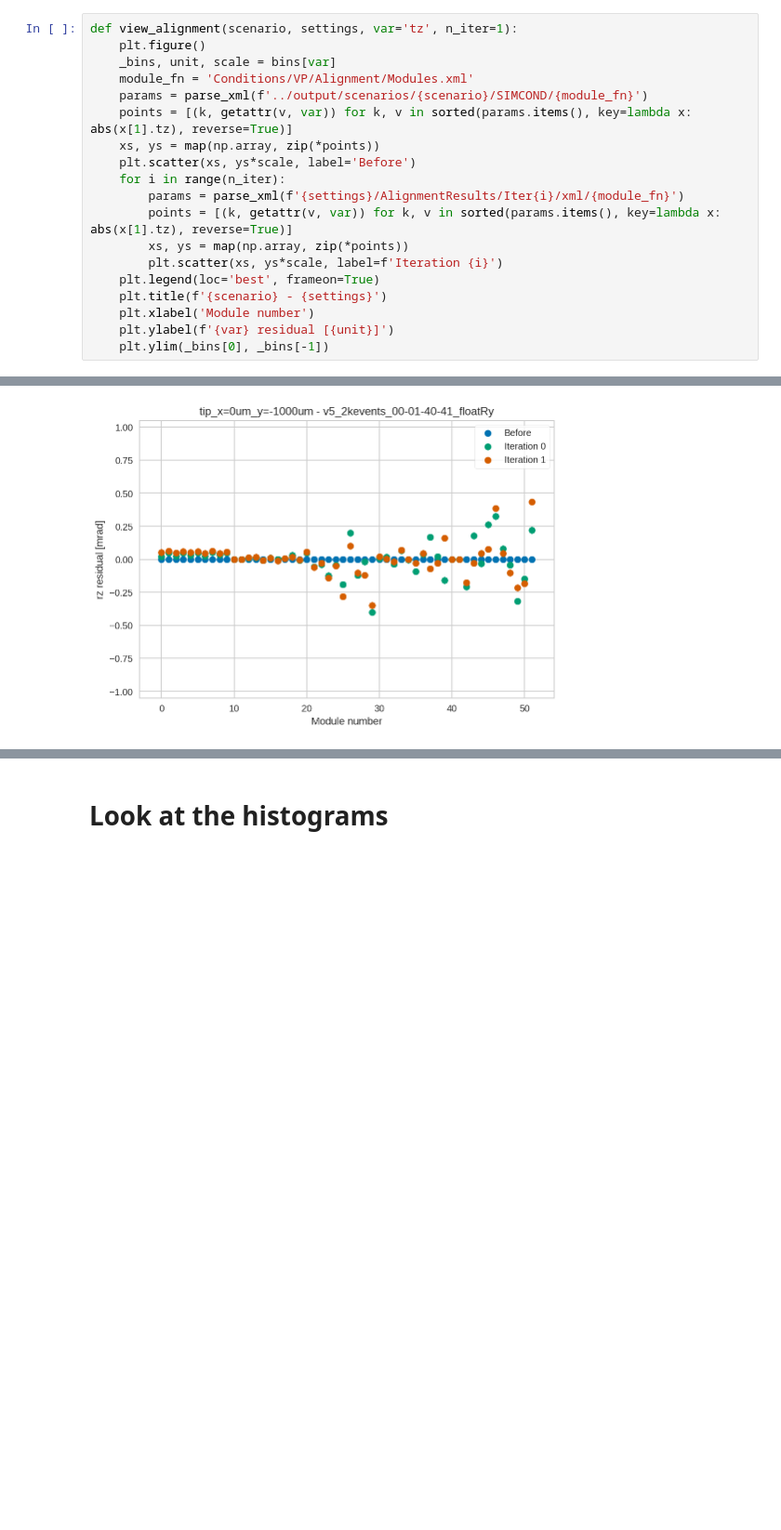
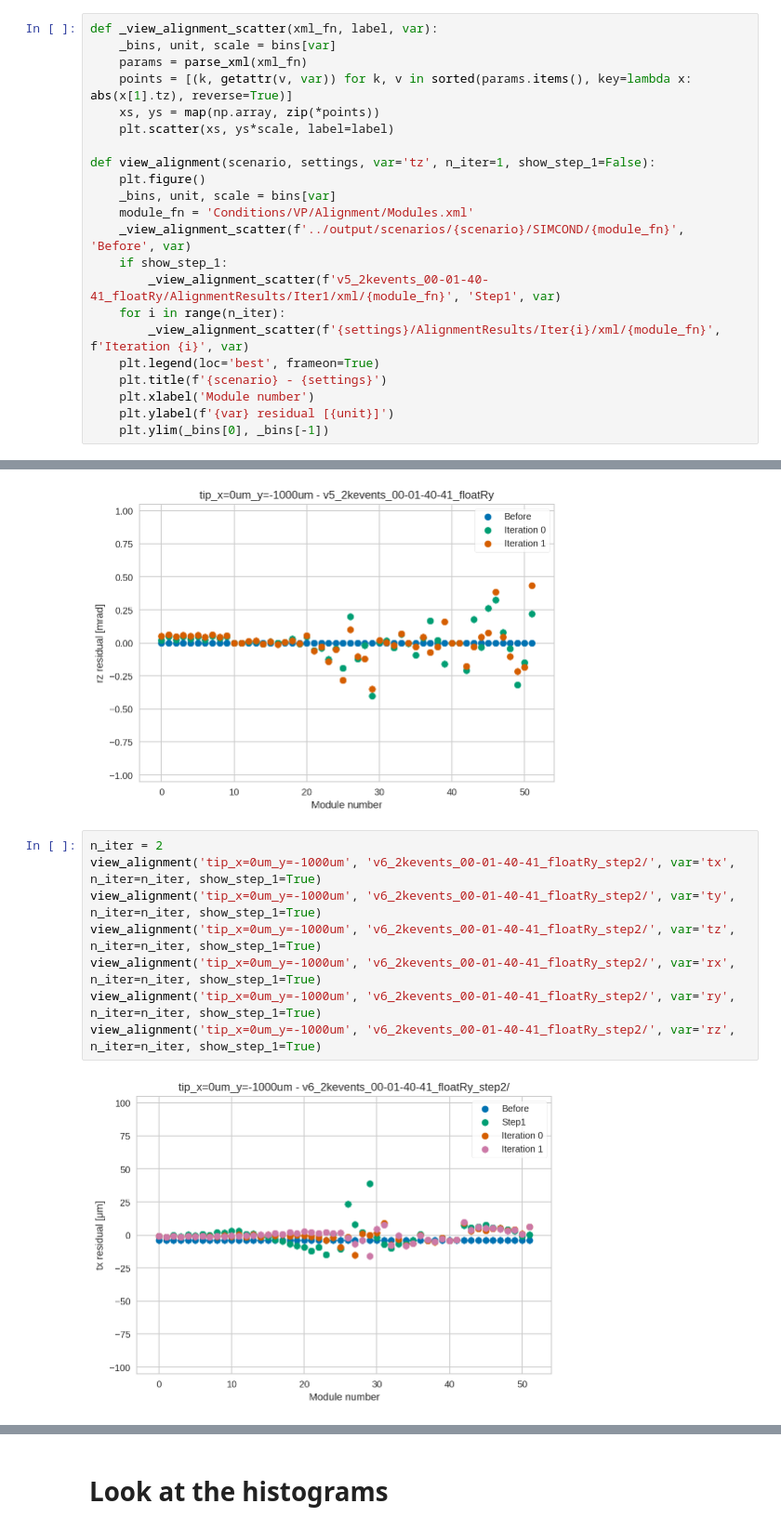
Before and after one commit to chrisburr/lhcb-velopix-studies, a Jupyter notebook: hybrid-distortions/try_aligning/Alignment results.ipynb, the cells around one changed output, grey strips where cells are left out. Shown at 93% size. Drawn from its saved outputs; the diff is of its cells as text; blank space fills up the shorter version.

```diff
--- a/hybrid-distortions/try_aligning/Alignment results.ipynb
+++ b/hybrid-distortions/try_aligning/Alignment results.ipynb
@@ -57,19 +57,22 @@ def plot_hists(scenario, settings):
         fig.suptitle(f'{scenario} - {settings} - {var}', y=1.02)
         plt.tight_layout()
 # %%
-def view_alignment(scenario, settings, var='tz', n_iter=1):
+def _view_alignment_scatter(xml_fn, label, var):
+    _bins, unit, scale = bins[var]
+    params = parse_xml(xml_fn)
+    points = [(k, getattr(v, var)) for k, v in sorted(params.items(), key=lambda x: abs(x[1].tz), reverse=True)]
+    xs, ys = map(np.array, zip(*points))
+    plt.scatter(xs, ys*scale, label=label)
+
+def view_alignment(scenario, settings, var='tz', n_iter=1, show_step_1=False):
     plt.figure()
     _bins, unit, scale = bins[var]
     module_fn = 'Conditions/VP/Alignment/Modules.xml'
-    params = parse_xml(f'../output/scenarios/{scenario}/SIMCOND/{module_fn}')
-    points = [(k, getattr(v, var)) for k, v in sorted(params.items(), key=lambda x: abs(x[1].tz), reverse=True)]
-    xs, ys = map(np.array, zip(*points))
-    plt.scatter(xs, ys*scale, label='Before')
+    _view_alignment_scatter(f'../output/scenarios/{scenario}/SIMCOND/{module_fn}', 'Before', var)
+    if show_step_1:
+        _view_alignment_scatter(f'v5_2kevents_00-01-40-41_floatRy/AlignmentResults/Iter1/xml/{module_fn}', 'Step1', var)
     for i in range(n_iter):
-        params = parse_xml(f'{settings}/AlignmentResults/Iter{i}/xml/{module_fn}')
-        points = [(k, getattr(v, var)) for k, v in sorted(params.items(), key=lambda x: abs(x[1].tz), reverse=True)]
-        xs, ys = map(np.array, zip(*points))
-        plt.scatter(xs, ys*scale, label=f'Iteration {i}')
+        _view_alignment_scatter(f'{settings}/AlignmentResults/Iter{i}/xml/{module_fn}', f'Iteration {i}', var)
     plt.legend(loc='best', frameon=True)
     plt.title(f'{scenario} - {settings}')
     plt.xlabel('Module number')
@@ -133,3 +136,13 @@ view_alignment('tip_x=0um_y=-1000um', 'v5_2kevents_00-01-40-41_floatRy', var='rz
 [figure]
 [figure]
 [figure]
+# %%
+n_iter = 2
+view_alignment('tip_x=0um_y=-1000um', 'v6_2kevents_00-01-40-41_floatRy_step2/', var='tx', n_iter=n_iter, show_step_1=True)
+view_alignment('tip_x=0um_y=-1000um', 'v6_2kevents_00-01-40-41_floatRy_step2/', var='ty', n_iter=n_iter, show_step_1=True)
+view_alignment('tip_x=0um_y=-1000um', 'v6_2kevents_00-01-40-41_floatRy_step2/', var='tz', n_iter=n_iter, show_step_1=True)
+view_alignment('tip_x=0um_y=-1000um', 'v6_2kevents_00-01-40-41_floatRy_step2/', var='rx', n_iter=n_iter, show_step_1=True)
+view_alignment('tip_x=0um_y=-1000um', 'v6_2kevents_00-01-40-41_floatRy_step2/', var='ry', n_iter=n_iter, show_step_1=True)
+view_alignment('tip_x=0um_y=-1000um', 'v6_2kevents_00-01-40-41_floatRy_step2/', var='rz', n_iter=n_iter, show_step_1=True)
+# %% [output]
+[figure, added]
```
Also changed, not shown: parts of 3 cells of this notebook, 3 other files.
